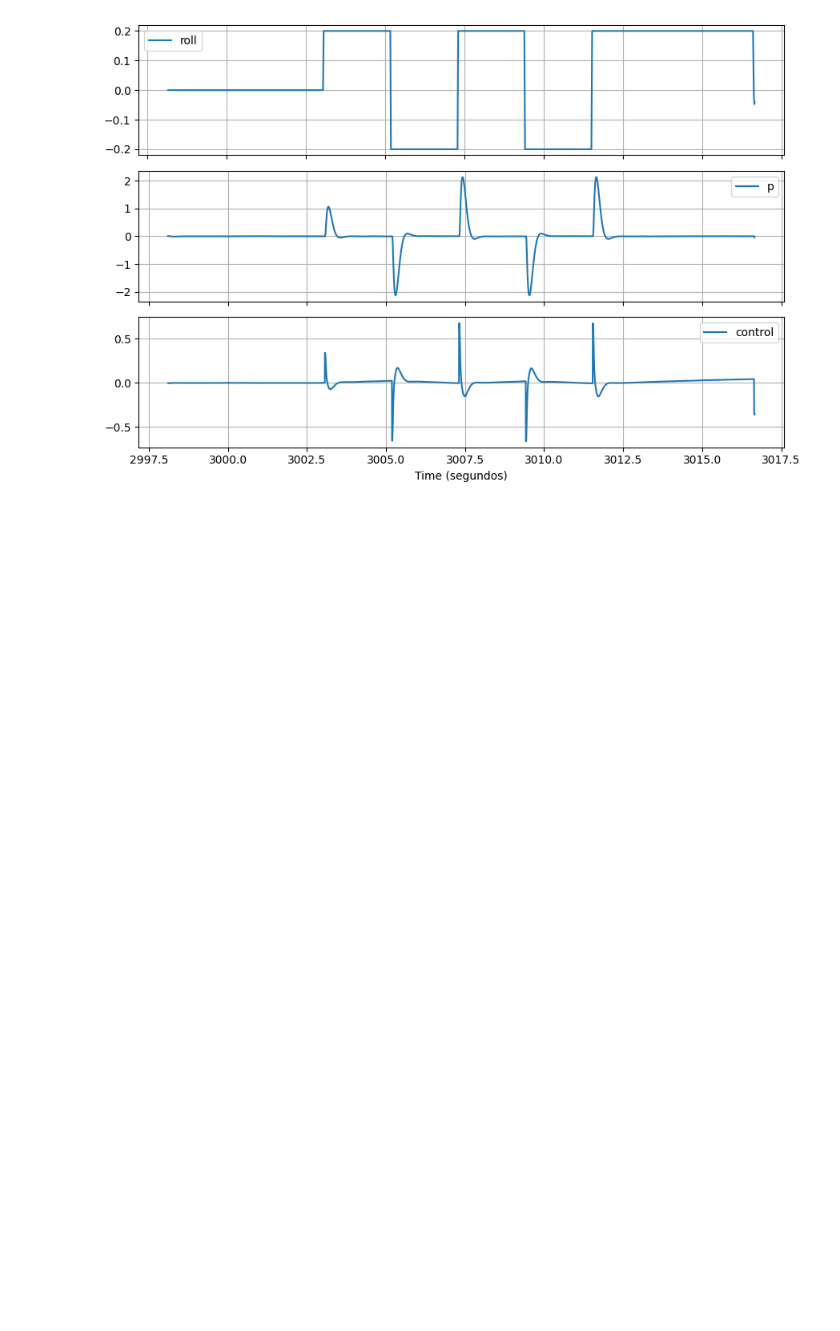
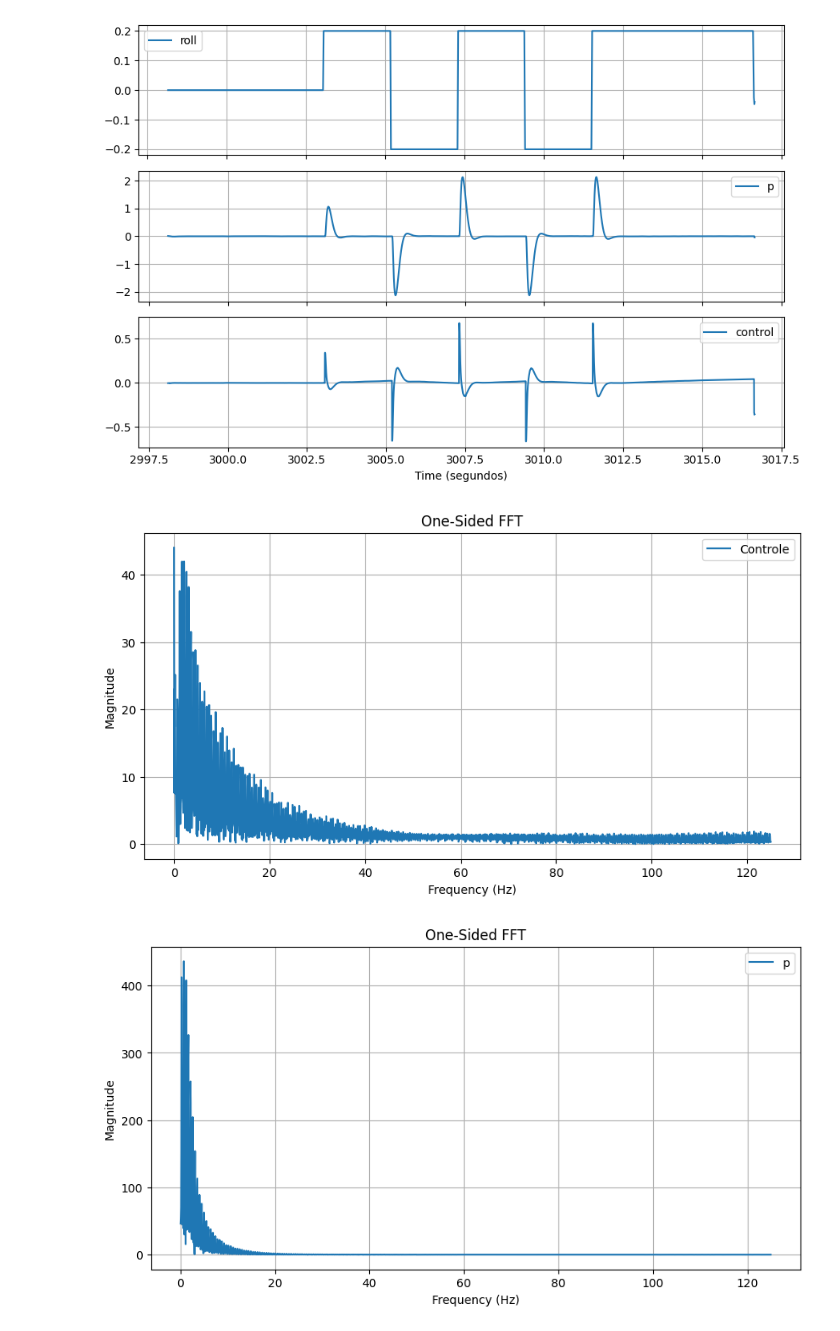
Before and after one commit to dferruzzo/mavdsk-python, a Jupyter notebook: testes.ipynb, the cells around one changed output. Cells and saved outputs as stored; diff of their text form; code cells hidden in the pictures; blank space fills up the shorter version.

```diff
--- a/testes.ipynb
+++ b/testes.ipynb
@@ -8,3 +8,9 @@ file_path = 'ulogs/log_30_2024-9-17-10-32-27.ulg'
 t_roll, roll, t_p, p, t_cont, cont = my.get_euler_taxa(file_path = file_path, angle='roll', taxa='p', sinal=[-1,1,1,-1])
 # %% [output]
 [figure]
+# %%
+freqs_c, fft_c_amp = my.fft_one_sided(t_cont, cont, plot=True, label='Controle')
+freqs_p, fft_p_amp = my.fft_one_sided(t_p, p, plot=True, label='p')
+# %% [output]
+[figure, added]
+[figure, added]
```
Also changed, not shown: parts of 1 cell of this notebook, 1 other file.
